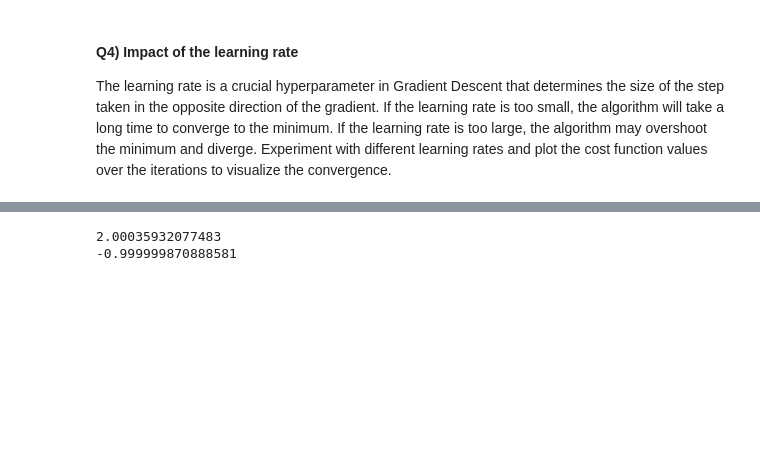
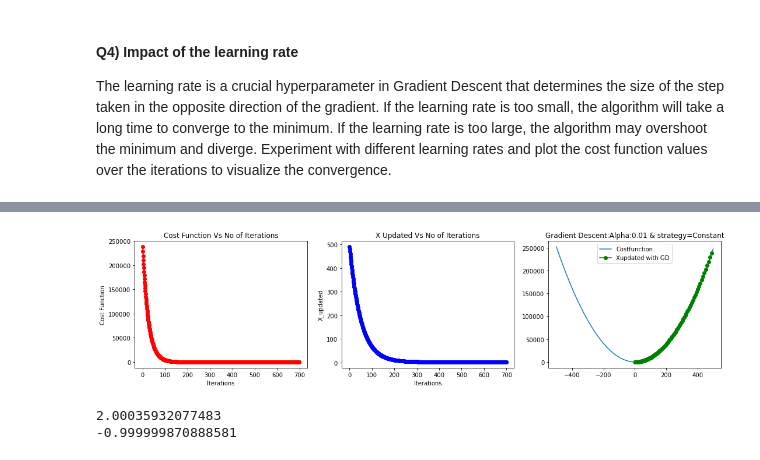
Before and after one commit to SwethaNandyala/Gradient-descent-Mathematical-Intuition, a Jupyter notebook: Gradient descent Mathematical intuition.ipynb, the cells around one changed output, grey strips where cells are left out. Drawn from its saved outputs; the diff is of its cells as text; code cells hidden in the pictures; blank space fills up the shorter version.

```diff
--- a/Gradient descent Mathematical intuition.ipynb
+++ b/Gradient descent Mathematical intuition.ipynb
@@ -290,3 +174,11 @@ plt.show()
+# %%
+x=500
+alpha = 0.01
+num_iters = 700
+x_history,cf_history = gradient_descent(x,alpha,num_iters)
+plot_graphs(x,alpha,cf_history,x_history,"Constant")
+# %% [output]
+[figure, added]
 # %%
 print(min(x_history))
 print(min(cf_history))
```
Also changed, not shown: parts of 20 cells of this notebook.
